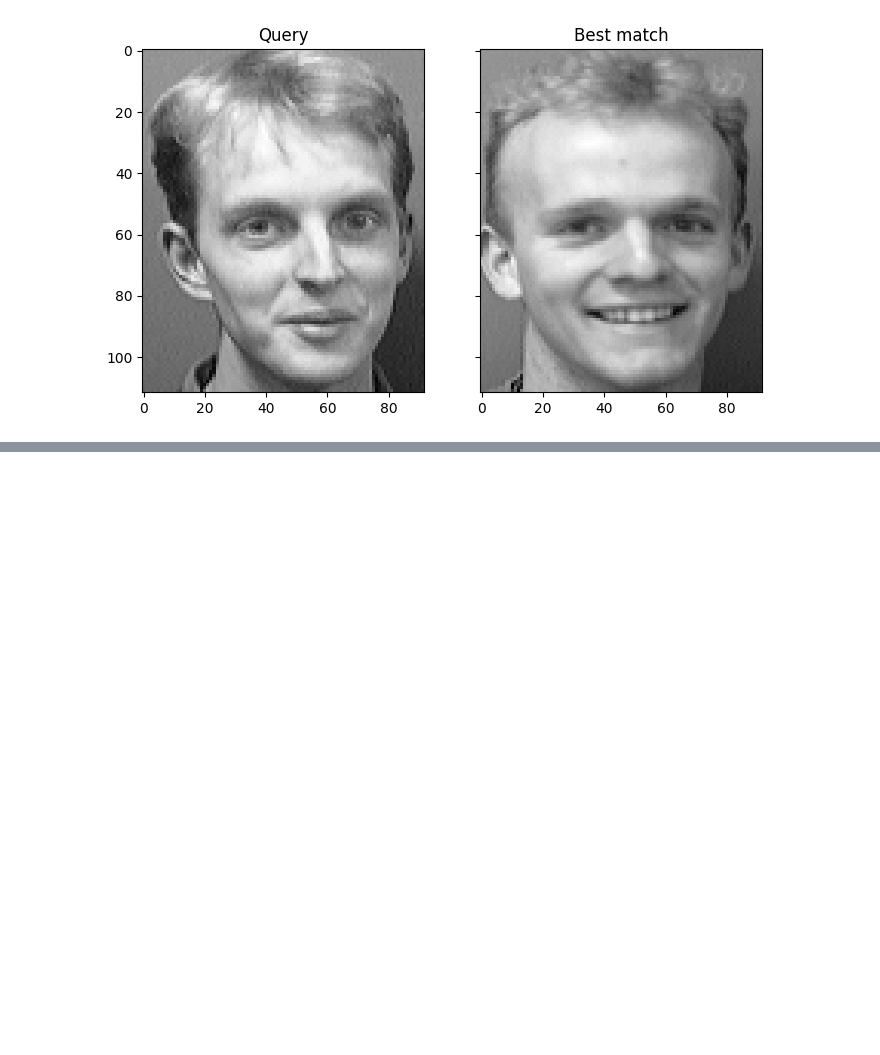
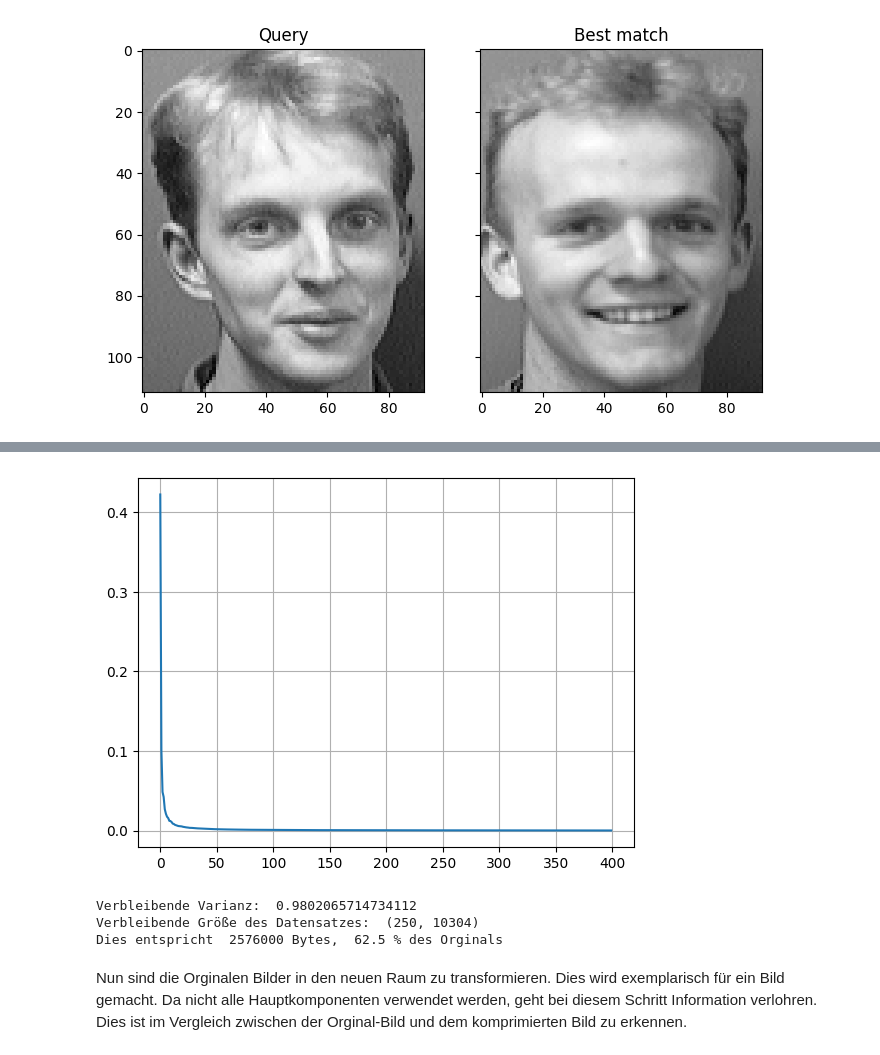
Before and after one commit to MoritzMSP/DHBW_AML, a Jupyter notebook: PCA.ipynb, the cells around one changed output, grey strips where cells are left out. Saved outputs shown, nothing was run; the diff lists cells and outputs as text; code cells hidden in the pictures; blank space fills up the shorter version.

```diff
--- a/PCA.ipynb
+++ b/PCA.ipynb
@@ -321,0 +267,37 @@ Dimension des wiederhergestellten Datensatzes: (10304, 400)
+# %%
+#Standardisierung
+if False:
+    sData = np.zeros((yPixel*xPixel, anzahlImg))
+    for i in range(anzahlImg):
+        temp = data[:,i]
+        sData[:,i] = (temp-temp.mean()) / temp.std()
+else:
+    sData = data
+
+#PCA Bilder
+pca = PCA().fit(sData)
+
+#Plotten des Prozentualen Beitrags zur Varianz
+plt.plot(pca.explained_variance_ratio_)
+plt.grid()
+plt.show()
+# %% [output]
+[figure, added]
+# %%
+#Auswhählen von n Hauptkomponenten
+n = 250
+print("Verbleibende Varianz: ", pca.explained_variance_ratio_[:n].sum())
+featureVektor = pca.components_[:n]
+
+#Transformation des Datensatzes --> Dieser würde gespeichert werden
+transformedImages = np.matmul(featureVektor, sData.transpose())
+print("Verbleibende Größe des Datensatzes: ", transformedImages.shape)
+newSize = transformedImages.shape[0]* transformedImages.shape[1]
+oldSize = data.shape[0]*data.shape[1]
+print("Dies entspricht ", newSize, "Bytes, ", newSize/oldSize*100, "% des Orginals")
+# %% [output]
+Verbleibende Varianz:  0.9802065714734112
+Verbleibende Größe des Datensatzes:  (250, 10304)
+Dies entspricht  2576000 Bytes,  62.5 % des Orginals
+# %% [markdown]
+Nun sind die Orginalen Bilder in den neuen Raum zu transformieren. Dies wird exemplarisch für ein Bild gemacht. Da nicht alle Hauptkomponenten verwendet werden, geht bei diesem Schritt Information verlohren. Dies ist im Vergleich zwischen der Orginal-Bild und dem komprimierten Bild zu erkennen.
```
Also changed, not shown: parts of 17 cells of this notebook, 1 other file.
